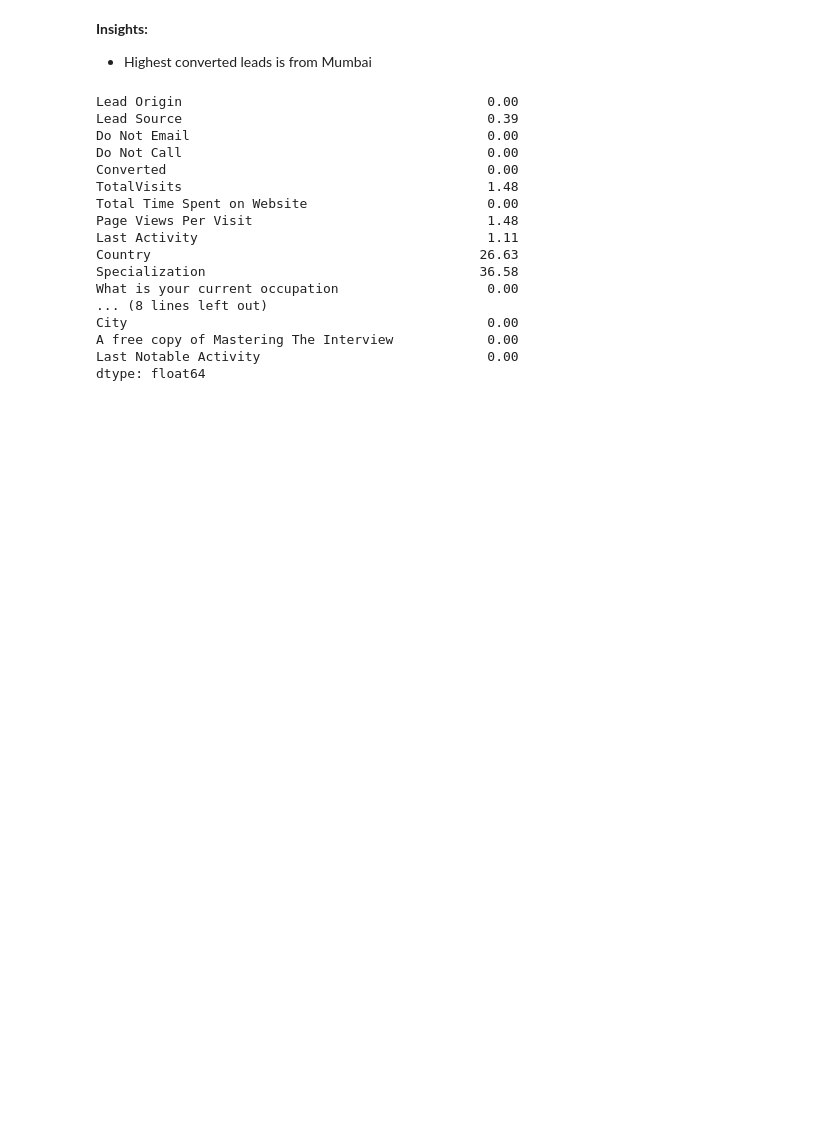
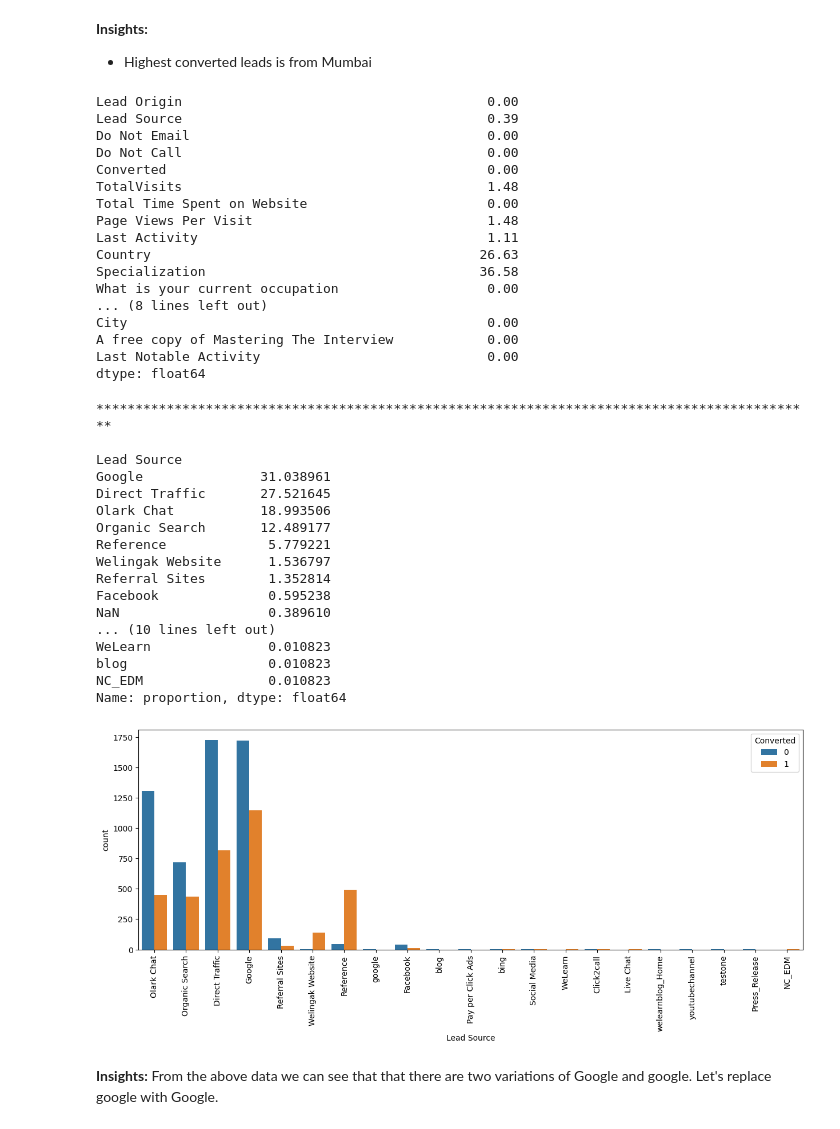
Before and after one commit to AkankshaDwivedi/lead-scoring-assignment, a Jupyter notebook: Lead_Scoring_Assignment_Akanksha.ipynb, the cells around one changed output. Saved outputs shown, nothing was run; the diff lists cells and outputs as text; code cells hidden in the pictures; blank space fills up the shorter version.

Commit message:
Completed null values imputation

```diff
--- a/Lead_Scoring_Assignment_Akanksha.ipynb
+++ b/Lead_Scoring_Assignment_Akanksha.ipynb
@@ -596,3 +596,28 @@ City                                              0.00
 A free copy of Mastering The Interview            0.00
 Last Notable Activity                             0.00
 dtype: float64
+# %%
+# Let's check the column 'Lead Source'
+value_count_and_plot_graph('Lead Source')
+# %% [output]
+********************************************************************************************
+
+Lead Source
+Google               31.038961
+Direct Traffic       27.521645
+Olark Chat           18.993506
+Organic Search       12.489177
+Reference             5.779221
+Welingak Website      1.536797
+Referral Sites        1.352814
+Facebook              0.595238
+NaN                   0.389610
+... (10 lines left out)
+WeLearn               0.010823
+blog                  0.010823
+NC_EDM                0.010823
+Name: proportion, dtype: float64
+[figure, added]
+# %% [markdown]
+**Insights:**
+From the above data we can see that that there are two variations of Google and google. Let's replace google with Google.
```
Also changed, not shown: parts of 39 cells of this notebook.
